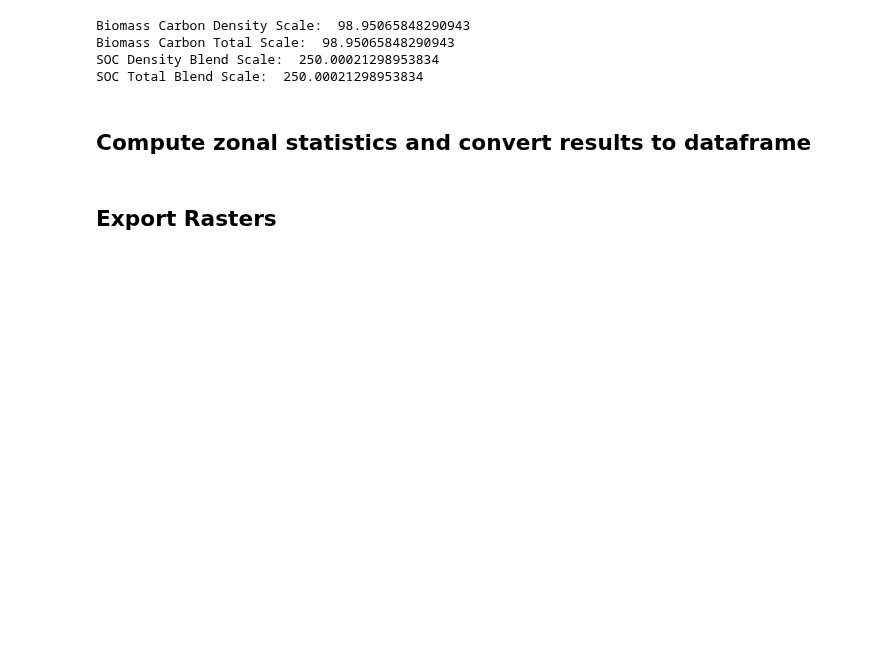
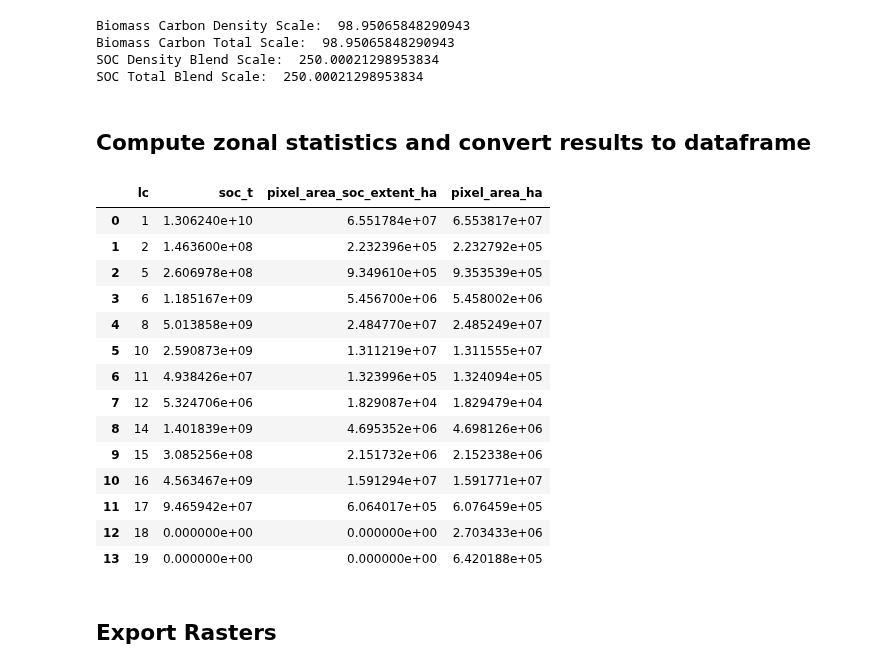
Before and after one commit to bermane/y2y-carbon, a Jupyter notebook: calculate_carbon_stock_gee.ipynb, the cells around one changed output. Saved outputs shown, nothing was run; the diff lists cells and outputs as text; code cells hidden in the pictures; blank space fills up the shorter version.

Commit message:
updated gee zonal stats to calc lc types

```diff
--- a/calculate_carbon_stock_gee.ipynb
+++ b/calculate_carbon_stock_gee.ipynb
@@ -91,6 +91,38 @@ def calc_addl_stats(df):
 
     # return df
     return df
+
+# define function to calculate zonal stats over landcover types
+# currently only calculates sum in the same way as using the function above
+
+
+def calc_lc_stats(image, landcover, geo, scale):
+    # loop through image band names
+    for index, band in enumerate(image.bandNames().getInfo()):
+        # select band and add lc
+        img = image.select(band).addBands(landcover)
+
+        # take sum of band grouped by lc
+        stats = img.reduceRegion(
+            reducer=ee.Reducer.sum().group(groupField=1, groupName='lc'),
+            geometry=geo,
+            scale=scale,
+            crs=img.select(0).projection(),
+            #crsTransform=img.select(
+            #    0).projection().getInfo().get('transform'),
+            maxPixels=1e30
+        )
+
+        # save dictionary in df
+        if index == 0:
+            df = pd.DataFrame(stats.getInfo().get('groups')
+                              ).rename(columns={'sum': band})
+        else:
+            df = df.merge(pd.DataFrame(stats.getInfo().get(
+                'groups')).rename(columns={'sum': band}), on='lc')
+
+    # return df
+    return df
 # %% [markdown]
 ## Calculate biomass stock from ESA CCI data
 # %%
@@ -406,0 +492,20 @@ rra_df.drop('geo', axis=1).round(2).to_csv(
+# %%
+lc_df = calc_lc_stats(soc_blend_stock, lc, y2y.geometry(), soc_blend_stock.select(0).projection().nominalScale())
+# %%
+lc_df
+# %% [output]
+|  | lc | soc_t | pixel_area_soc_extent_ha | pixel_area_ha |
+| 0 | 1 | 1.306240e+10 | 6.551784e+07 | 6.553817e+07 |
+| 1 | 2 | 1.463600e+08 | 2.232396e+05 | 2.232792e+05 |
+| 2 | 5 | 2.606978e+08 | 9.349610e+05 | 9.353539e+05 |
+| 3 | 6 | 1.185167e+09 | 5.456700e+06 | 5.458002e+06 |
+| 4 | 8 | 5.013858e+09 | 2.484770e+07 | 2.485249e+07 |
+| 5 | 10 | 2.590873e+09 | 1.311219e+07 | 1.311555e+07 |
+| 6 | 11 | 4.938426e+07 | 1.323996e+05 | 1.324094e+05 |
+| 7 | 12 | 5.324706e+06 | 1.829087e+04 | 1.829479e+04 |
+| 8 | 14 | 1.401839e+09 | 4.695352e+06 | 4.698126e+06 |
+| 9 | 15 | 3.085256e+08 | 2.151732e+06 | 2.152338e+06 |
+| 10 | 16 | 4.563467e+09 | 1.591294e+07 | 1.591771e+07 |
+| 11 | 17 | 9.465942e+07 | 6.064017e+05 | 6.076459e+05 |
+| 12 | 18 | 0.000000e+00 | 0.000000e+00 | 2.703433e+06 |
+| 13 | 19 | 0.000000e+00 | 0.000000e+00 | 6.420188e+05 |
```
Also changed, not shown: parts of 6 cells of this notebook, 2 other files.
